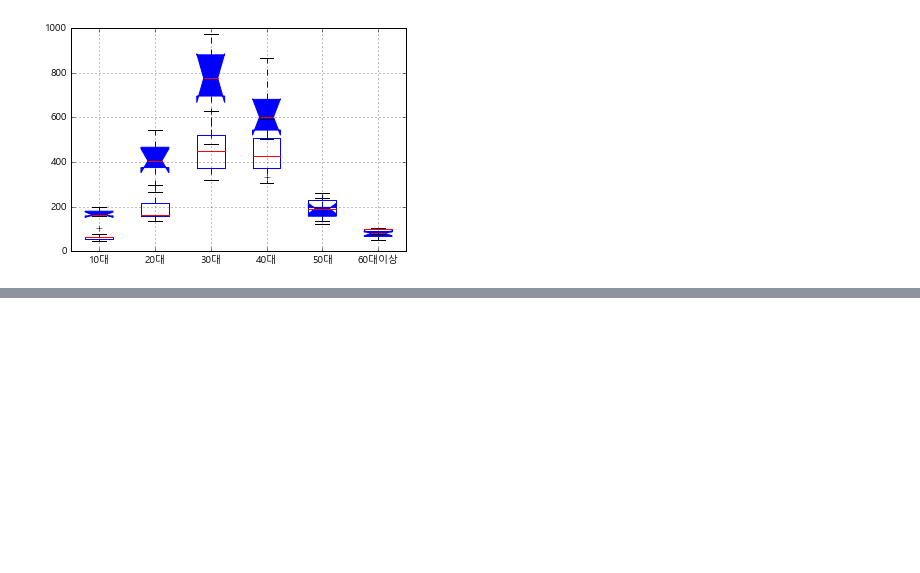
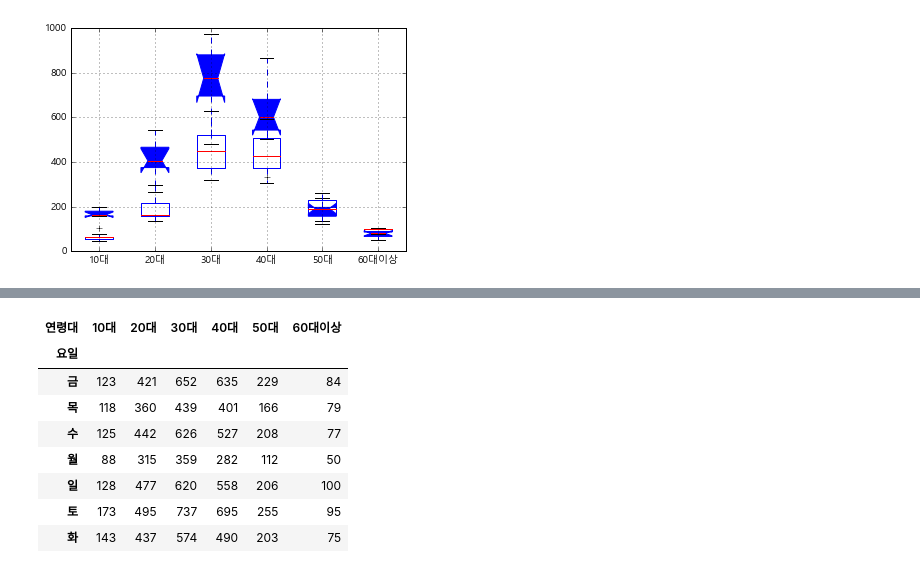
Before and after one commit to winnint77/small-project, a Jupyter notebook: 치킨집 배달과 중국집 배달의 지역별 상관관계.ipynb, the cells around one changed output, grey strips where cells are left out. Cells and saved outputs as stored; diff of their text form; code cells hidden in the pictures; blank space fills up the shorter version.

```diff
--- a/치킨집 배달과 중국집 배달의 지역별 상관관계.ipynb
+++ b/치킨집 배달과 중국집 배달의 지역별 상관관계.ipynb
@@ -366,0 +405,14 @@ plt.show()
+# %%
+df15 = pd.pivot_table(df15,'통화건수', aggfunc = sum, index=['요일'], columns='연령대')
+df17 = df15[['10대', '20대', '30대', '40대', '50대', '60대이상']]
+df17
+# %% [output]
+| 연령대 | 10대 | 20대 | 30대 | 40대 | 50대 | 60대이상 |
+| 요일 |  |  |  |  |  |  |
+| 금 | 123 | 421 | 652 | 635 | 229 | 84 |
+| 목 | 118 | 360 | 439 | 401 | 166 | 79 |
+| 수 | 125 | 442 | 626 | 527 | 208 | 77 |
+| 월 | 88 | 315 | 359 | 282 | 112 | 50 |
+| 일 | 128 | 477 | 620 | 558 | 206 | 100 |
+| 토 | 173 | 495 | 737 | 695 | 255 | 95 |
+| 화 | 143 | 437 | 574 | 490 | 203 | 75 |
```
Also changed, not shown: parts of 10 cells of this notebook.
